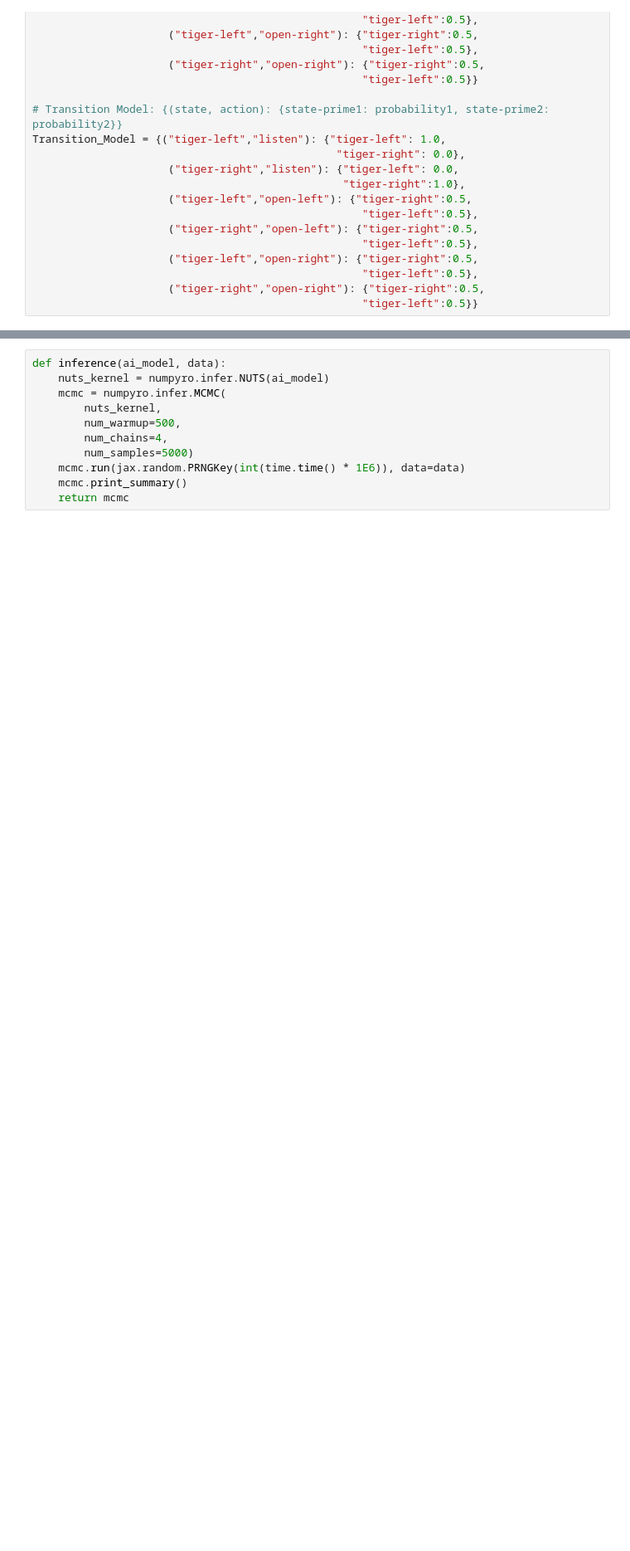
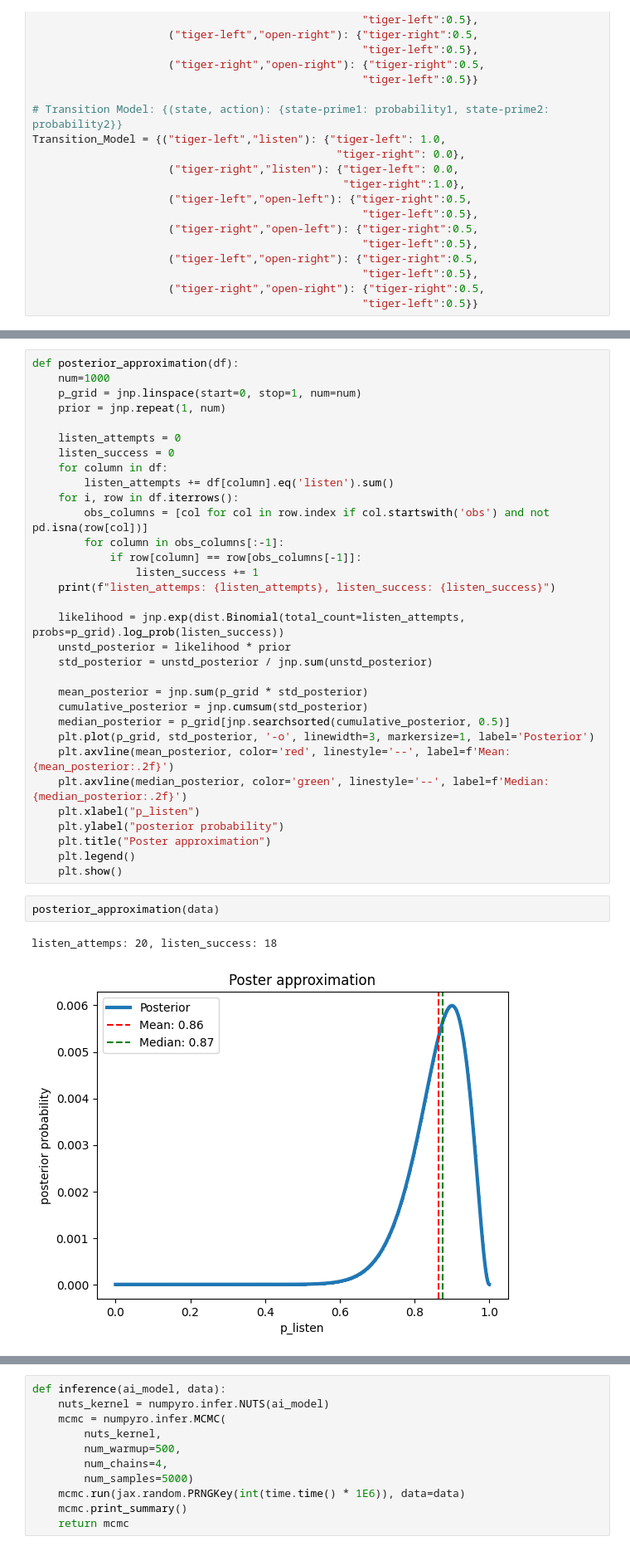
Before and after one commit to ibenatar-96/tiger-pomdp-mplr, a Jupyter notebook: tiger_pomdp_mplr.ipynb, the cells around one changed output, grey strips where cells are left out. Shown at 83% size. Saved outputs shown, nothing was run; the diff lists cells and outputs as text; blank space fills up the shorter version.

```diff
--- a/tiger_pomdp_mplr.ipynb
+++ b/tiger_pomdp_mplr.ipynb
@@ -174,0 +222,37 @@ data.head()
+# %%
+def posterior_approximation(df):
+    num=1000
+    p_grid = jnp.linspace(start=0, stop=1, num=num)
+    prior = jnp.repeat(1, num)
+
+    listen_attempts = 0
+    listen_success = 0
+    for column in df:
+        listen_attempts += df[column].eq('listen').sum()
+    for i, row in df.iterrows():
+        obs_columns = [col for col in row.index if col.startswith('obs') and not pd.isna(row[col])]
+        for column in obs_columns[:-1]:
+            if row[column] == row[obs_columns[-1]]:
+                listen_success += 1
+    print(f"listen_attemps: {listen_attempts}, listen_success: {listen_success}")
+
+    likelihood = jnp.exp(dist.Binomial(total_count=listen_attempts, probs=p_grid).log_prob(listen_success))
+    unstd_posterior = likelihood * prior
+    std_posterior = unstd_posterior / jnp.sum(unstd_posterior)
+
+    mean_posterior = jnp.sum(p_grid * std_posterior)
+    cumulative_posterior = jnp.cumsum(std_posterior)
+    median_posterior = p_grid[jnp.searchsorted(cumulative_posterior, 0.5)]
+    plt.plot(p_grid, std_posterior, '-o', linewidth=3, markersize=1, label='Posterior')
+    plt.axvline(mean_posterior, color='red', linestyle='--', label=f'Mean: {mean_posterior:.2f}')
+    plt.axvline(median_posterior, color='green', linestyle='--', label=f'Median: {median_posterior:.2f}')
+    plt.xlabel("p_listen")
+    plt.ylabel("posterior probability")
+    plt.title("Poster approximation")
+    plt.legend()
+    plt.show()
+# %%
+posterior_approximation(data)
+# %% [output]
+listen_attemps: 20, listen_success: 18
+[figure, added]
```
Also changed, not shown: parts of 32 cells of this notebook.
